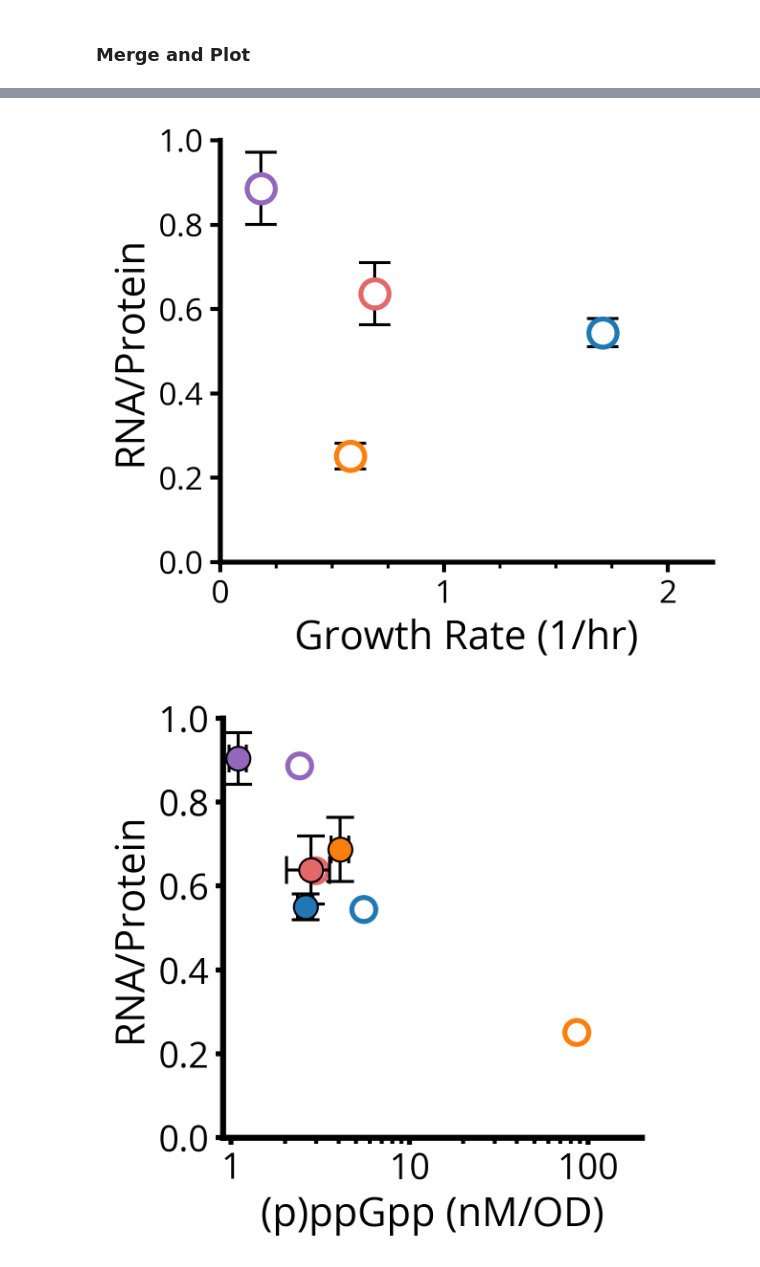
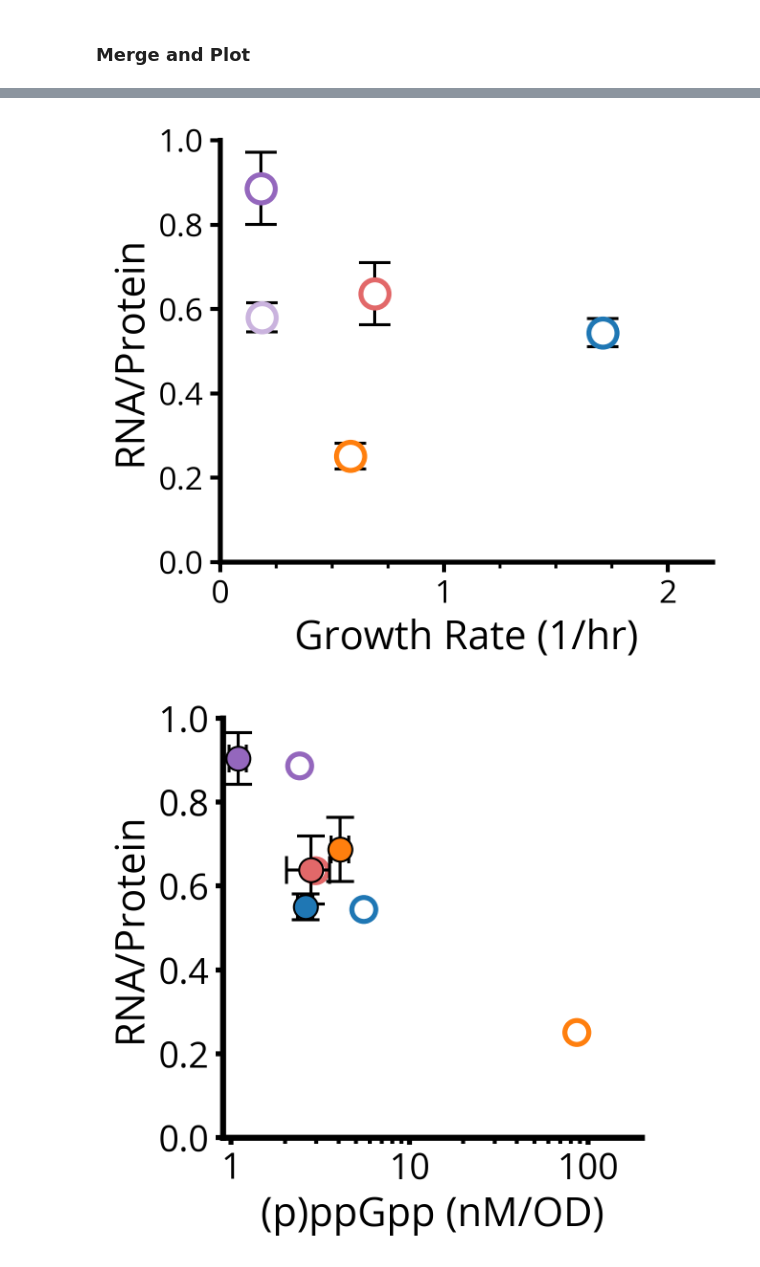
Before and after one commit to paulssonlab/2025_Eaton_optical-pooled-screen, a Jupyter notebook: Figures/Figure_4.ipynb, the cells around one changed output, grey strips where cells are left out. Drawn from its saved outputs; the diff is of its cells as text; code cells hidden in the pictures.

```diff
--- a/Figures/Figure_4.ipynb
+++ b/Figures/Figure_4.ipynb
@@ -829,32 +823,11 @@ strain_name_map = {787:('WT','+'), 825:('WT','-'), 747:('tufA','+'), 824:('tufA'
                    817:('pheT','+'), 821:('pheT','-'), 815:('fusA','+'),819:('fusA','-'),
                    822:('fusA*','+'), 823:('fusA*','-'), 806:(r'$p_{AHL}$-fusA','+'),808:(r'$p_{AHL}$-fusA','-')}
 
-strain_order = ["WT","infA","pheT",r"$p_{AHL}$-fusA"]
-# Define a custom palette, style consistent with rest of figure
-strain_pallette = {'WT':(0.12156862745098039, 0.4666666666666667, 0.7058823529411765), \
-                   'tufA':(1.0, 0.4980392156862745, 0.054901960784313725), \
-                   'rplL':(0.7901960784313726, 0.7019607843137254, 0.8705882352941177), \
-                   'infA':(0.8874509803921569, 0.40705882352941175, 0.40980392156862744), \
-                   # 'infA':(0.8392156862745098, 0.15294117647058825, 0.1568627450980392), \
-                   'pheT':(1.0, 0.4980392156862745, 0.054901960784313725), \
-                   'fusA':(0.5803921568627451, 0.403921568627451, 0.7411764705882353),\
-                   r'$p_{AHL}$-fusA': (0.5803921568627451, 0.403921568627451, 0.7411764705882353),\
-                   'fusA*':(0.5803921568627451, 0.403921568627451, 0.7411764705882353)}
-
-
 RNA_prot_ratio_df_translation["Strain Name"] = RNA_prot_ratio_df_translation["Strain"].apply(lambda x: strain_name_map[x][0])
 RNA_prot_ratio_df_translation["relA"] = RNA_prot_ratio_df_translation["Strain"].apply(lambda x: strain_name_map[x][1])
 RNA_prot_ratio_df_translation = RNA_prot_ratio_df_translation.drop(columns=["Strain"], axis=0)
 RNA_prot_ratio_df_translation = RNA_prot_ratio_df_translation.set_index(["Strain Name","relA","Replicate"])
 RNA_prot_ratio_df_translation.columns = ['RNA/Protein']
-RNA_prot_ratio_df_translation = RNA_prot_ratio_df_translation.loc[strain_order]
-
-mean_RNA_Prot_df = RNA_prot_ratio_df_translation.groupby(["Strain Name","relA"]).mean()
-mean_RNA_Prot_df.columns = ["Mean"]
-mean_RNA_Prot_df["SEM"] = RNA_prot_ratio_df_translation.groupby(["Strain Name","relA"]).sem()['RNA/Protein']
-# mean_RNA_Prot_df["P-val (WT)"] = RNA_prot_ratio_df_tech_agg.groupby(["Strain Name","relA"]).apply(lambda x: sp.stats.ttest_ind(x.values.T[0],\
-#                                                 RNA_prot_ratio_df_translation.loc["WT","+"].values.T[0]).pvalue)
-mean_RNA_Prot_df = mean_RNA_Prot_df.loc[strain_order]
 # %% [output]
 LOQ: 0.1676043733933667
 LOQ: 0.22608781129218272
@@ -908,4 +889,19 @@ for spine in plt.gca().spines.values():
 # %%
+strain_order = ["WT","infA","pheT",r"$p_{AHL}$-fusA","rplL"]
+
+ppGpp_data_subset = ppGpp_data.loc[strain_order]
+RNA_prot_ratio_df_translation_subset = RNA_prot_ratio_df_translation.loc[strain_order]
+
+mean_RNA_Prot_df = RNA_prot_ratio_df_translation_subset.groupby(["Strain Name","relA"]).mean()
+mean_RNA_Prot_df.columns = ["Mean"]
+mean_RNA_Prot_df["SEM"] = RNA_prot_ratio_df_translation_subset.groupby(["Strain Name","relA"]).sem()['RNA/Protein']
+
+ppGpp_RNA_Prot_data = ppGpp_data_subset.reset_index().set_index(["Gene","relA","Replicate"]).join(RNA_prot_ratio_df_translation_subset.reset_index().rename(\
+                                                        columns={"Strain Name":"Gene"}).set_index(["Gene","relA","Replicate"]),how="inner")
+ppGpp_RNA_Prot_data_mean = ppGpp_RNA_Prot_data.groupby(["Gene","relA"])[["(p)ppGpp (nM/OD)","RNA/Protein"]].mean()
+ppGpp_RNA_Prot_data_sem = ppGpp_RNA_Prot_data.groupby(["Gene","relA"])[["(p)ppGpp (nM/OD)","RNA/Protein"]].sem()
+ppGpp_RNA_Prot_data_agg = ppGpp_RNA_Prot_data_mean.join(ppGpp_RNA_Prot_data_sem.rename(columns={"(p)ppGpp (nM/OD)":"(p)ppGpp (nM/OD) SEM","RNA/Protein":"RNA/Protein SEM"}))
+
 sns.set_style()
 fig,ax = plt.subplots(1,1,figsize=(4.5,4))
 ax.set_xlim(0,2.2)
@@ -916,6 +912,7 @@ ax.set_xticks(ticks=[0.25,0.5,0.75,1.25,1.5,1.75],labels=[],minor=True)
 
 infA_growth_length_df = non_fusA_isolate_df[non_fusA_isolate_df["Condition"]=="infA"]
 pheT_growth_length_df = non_fusA_isolate_df[non_fusA_isolate_df["Condition"]=="pheT"]
+rplL_growth_length_df = non_fusA_isolate_df[non_fusA_isolate_df["Condition"]=="rplL"]
 EV_growth_length_df = non_fusA_isolate_df[non_fusA_isolate_df["Condition"]=="EV"]
 
 ax.scatter(infA_growth_length_df["Instantaneous Growth Rate: Volume"],\
@@ -932,6 +929,14 @@ ax.scatter(pheT_growth_length_df["Instantaneous Growth Rate: Volume"],\
            linewidth=2.5, zorder=-8)
 plt.errorbar(pheT_growth_length_df["Instantaneous Growth Rate: Volume"], ppGpp_RNA_Prot_data_mean.loc[("pheT","+")]["RNA/Protein"],\
              xerr=None, yerr=2*ppGpp_RNA_Prot_data_sem.loc[("pheT","+")]["RNA/Protein"],\
+             ecolor='black', capsize=8, label="Data with error bars",capthick=1.5,elinewidth=1.5,zorder=-17)
+
+ax.scatter(rplL_growth_length_df["Instantaneous Growth Rate: Volume"],\
+           ppGpp_RNA_Prot_data_mean.loc[("rplL","+")]["RNA/Protein"], s=200,\
+           c='white', edgecolors=rplL_growth_length_df["Color"],\
+           linewidth=2.5, zorder=-8)
+plt.errorbar(rplL_growth_length_df["Instantaneous Growth Rate: Volume"], ppGpp_RNA_Prot_data_mean.loc[("rplL","+")]["RNA/Protein"],\
+             xerr=None, yerr=2*ppGpp_RNA_Prot_data_sem.loc[("rplL","+")]["RNA/Protein"],\
              ecolor='black', capsize=8, label="Data with error bars",capthick=1.5,elinewidth=1.5,zorder=-17)
 
 ax.scatter(EV_growth_length_df["Instantaneous Growth Rate: Volume"],\
@@ -942,34 +947,34 @@ plt.errorbar(EV_growth_length_df["Instantaneous Growth Rate: Volume"], ppGpp_RNA
              xerr=None, yerr=2*ppGpp_RNA_Prot_data_sem.loc[("WT","+")]["RNA/Protein"],\
              ecolor='black', capsize=8, label="Data with error bars",capthick=1.5,elinewidth=1.5,zorder=-18)
 
 ax.scatter(uninduced_fusA_isolate_df["Instantaneous Growth Rate: Volume"],\
            ppGpp_RNA_Prot_data_mean.loc[(r"$p_{AHL}$-fusA","+")]["RNA/Protein"], s=200,\
            c='white', edgecolors=uninduced_fusA_isolate_df["Color"],\
            linewidth=2.5, zorder=-8)
 plt.errorbar(uninduced_fusA_isolate_df["Instantaneous Growth Rate: Volume"], ppGpp_RNA_Prot_data_mean.loc[(r"$p_{AHL}$-fusA","+")]["RNA/Protein"],\
              xerr=None, yerr=2*ppGpp_RNA_Prot_data_sem.loc[(r"$p_{AHL}$-fusA","+")]["RNA/Protein"],\
              ecolor='black', capsize=8, label="Data with error bars",capthick=1.5,elinewidth=1.5,zorder=-18)
 
 
 plt.ylabel(r"RNA/Protein",fontsize=20)
 plt.xlabel(r"Growth Rate (1/hr)",fontsize=20)
 
 for spine in plt.gca().spines.values():
     spine.set_linewidth(3)
 
 ax.tick_params(axis='both', direction='out', labelsize=16,  width=2, length=5)
 ax.tick_params(axis='both', direction='out', labelsize=16,  width=1.5, which='minor', length=3)
 ax.spines['bottom'].set_linewidth(2.5) # Set thickness of the bottom spine
 ax.spines['left'].set_linewidth(2.5)   # Set thickness of the left spine
 sns.despine(right=True,top=True)
 
 # legend = ax.legend(fontsize=14)
 
 plt.tight_layout()
 plt.savefig("/home/de64/group/de64/CRISPRi_Libraries/dev_notebooks/2024-11-23_Figure_Notebooks/Figure_3/Ribosome_Growth_Bivariate.png",
                         dpi=500,transparent=True,bbox_inches="tight")
 # %% [output]
-[figure, old version]
+[figure, new version]
 # %%
 fig = plt.figure(figsize=(4,4))
 xlinspace = np.logspace(0,150,num=5000)
```
Also changed, not shown: parts of 13 cells of this notebook, 6 other files.
